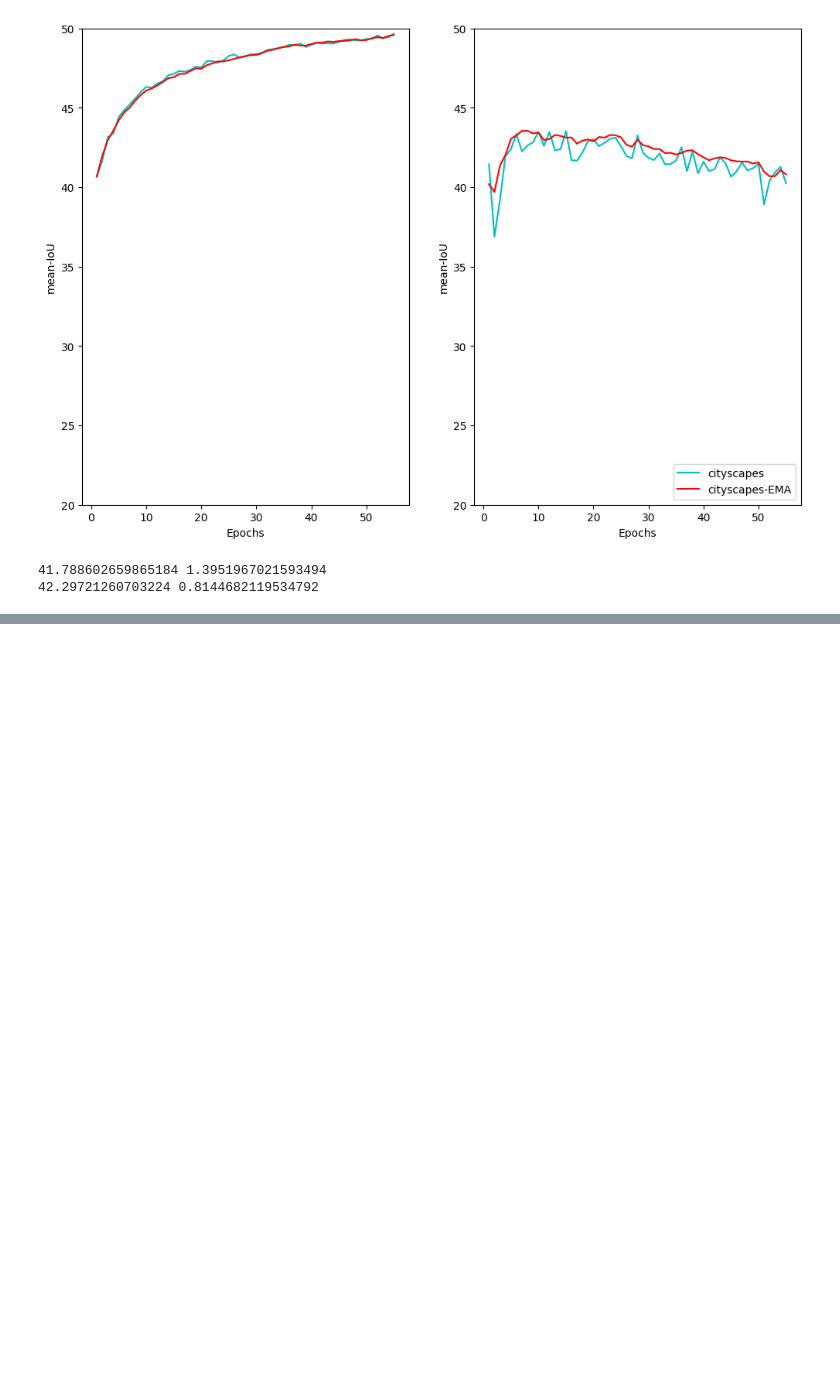
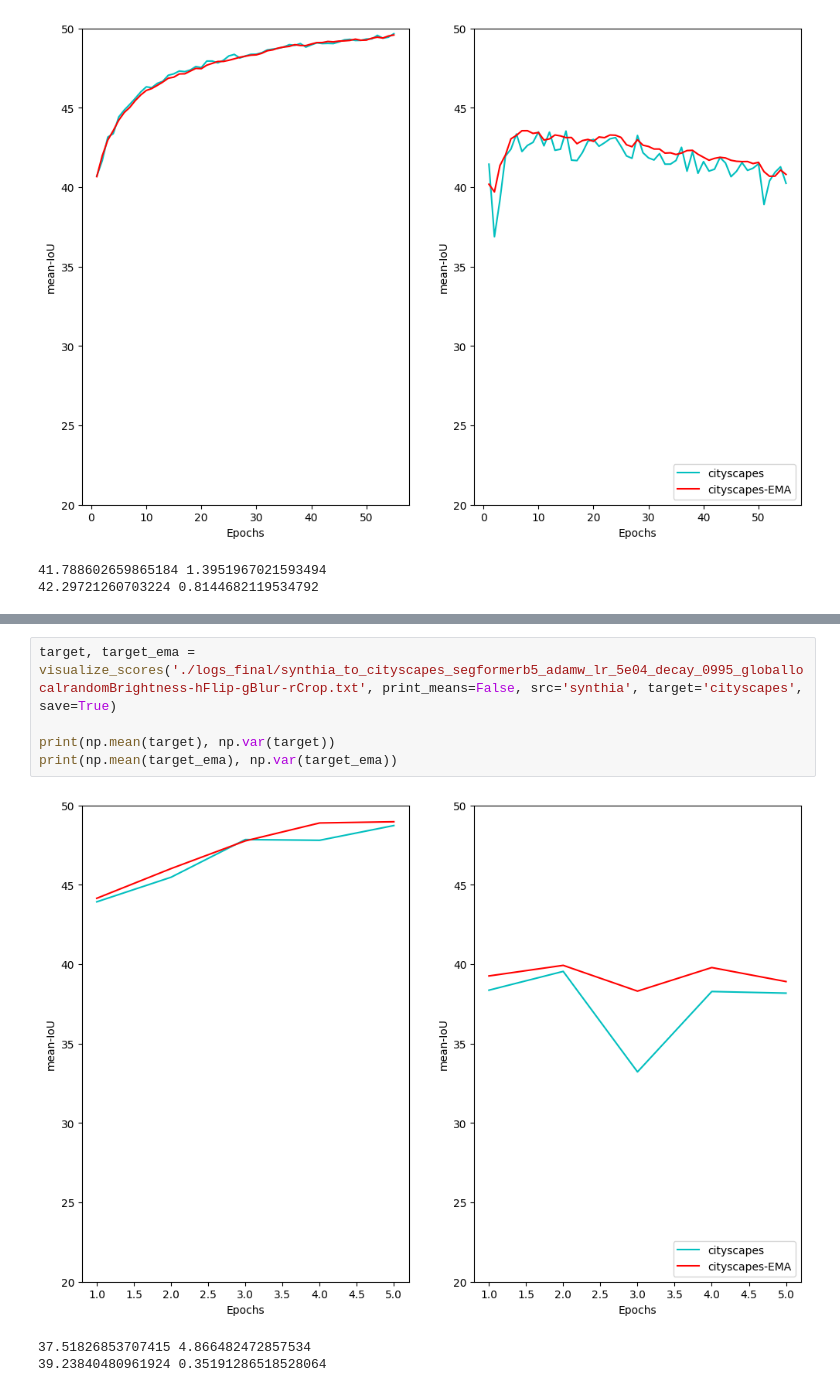
Before and after one commit to Auenwald/synthetic_to_real_translation, a Jupyter notebook: displaying_scores.ipynb, the cells around one changed output, grey strips where cells are left out. Cells and saved outputs as stored; diff of their text form; blank space fills up the shorter version.

```diff
--- a/displaying_scores.ipynb
+++ b/displaying_scores.ipynb
@@ -768,0 +769,9 @@ print(np.mean(target_ema), np.var(target_ema))
+# %%
+target, target_ema = visualize_scores('./logs_final/synthia_to_cityscapes_segformerb5_adamw_lr_5e04_decay_0995_globallocalrandomBrightness-hFlip-gBlur-rCrop.txt', print_means=False, src='synthia', target='cityscapes', save=True)
+
+print(np.mean(target), np.var(target))
+print(np.mean(target_ema), np.var(target_ema))
+# %% [output]
+[figure, added]
+37.51826853707415 4.866482472857534
+39.23840480961924 0.35191286518528064
```
Also changed, not shown: parts of 2 cells of this notebook, 4 other files.
